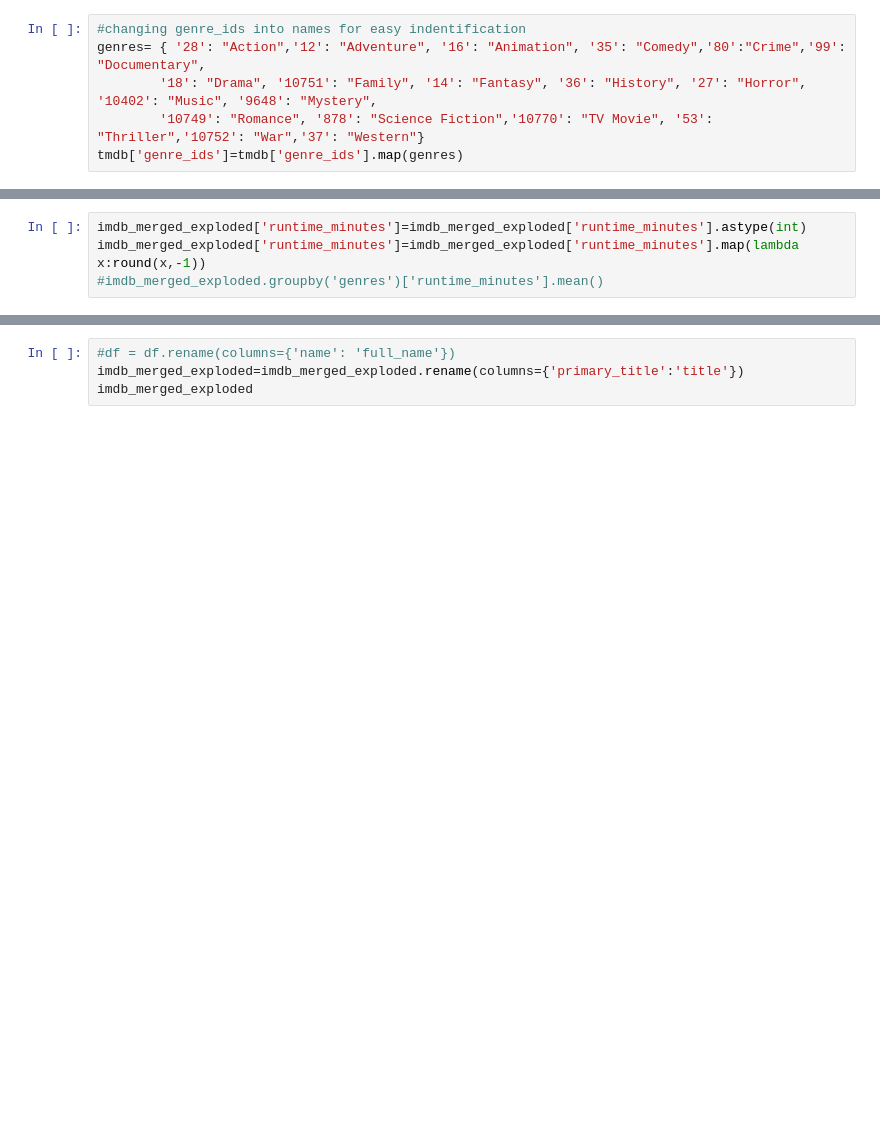
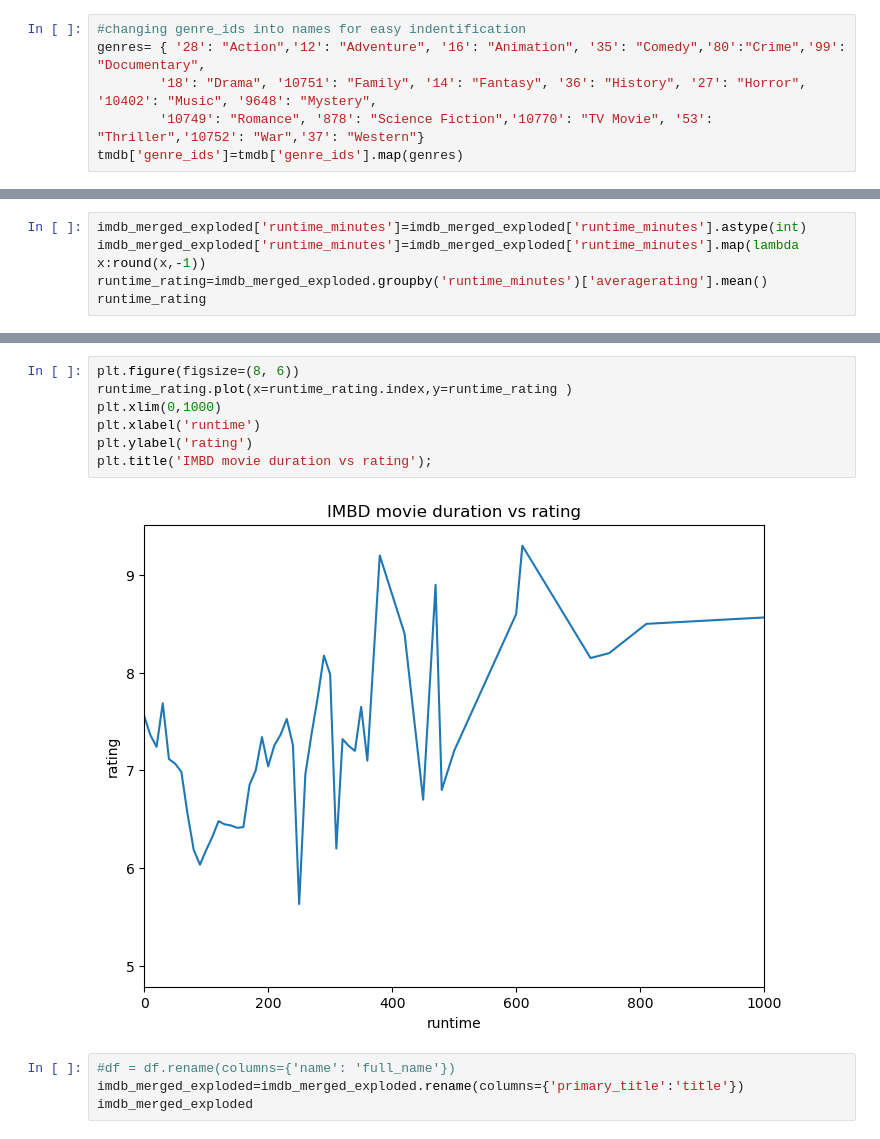
Before and after one commit to mauricenjogu/phase_1, a Jupyter notebook: Untitled.ipynb, the cells around one changed output, grey strips where cells are left out. Saved outputs shown, nothing was run; the diff lists cells and outputs as text; blank space fills up the shorter version.

```diff
--- a/Untitled.ipynb
+++ b/Untitled.ipynb
@@ -211,4 +231,5 @@ Name: averagerating, dtype: float64
 # %%
 imdb_merged_exploded['runtime_minutes']=imdb_merged_exploded['runtime_minutes'].astype(int)
 imdb_merged_exploded['runtime_minutes']=imdb_merged_exploded['runtime_minutes'].map(lambda x:round(x,-1))
-#imdb_merged_exploded.groupby('genres')['runtime_minutes'].mean()
+runtime_rating=imdb_merged_exploded.groupby('runtime_minutes')['averagerating'].mean()
+runtime_rating
@@ -215,3 +254,12 @@ imdb_merged_exploded['runtime_minutes']=imdb_merged_exploded['runtime_minutes'].
+# %%
+plt.figure(figsize=(8, 6))
+runtime_rating.plot(x=runtime_rating.index,y=runtime_rating )
+plt.xlim(0,1000)
+plt.xlabel('runtime')
+plt.ylabel('rating')
+plt.title('IMBD movie duration vs rating');
+# %% [output]
+[figure, added]
 # %%
 #df = df.rename(columns={'name': 'full_name'})
 imdb_merged_exploded=imdb_merged_exploded.rename(columns={'primary_title':'title'})
```
Also changed, not shown: parts of 21 cells of this notebook.
